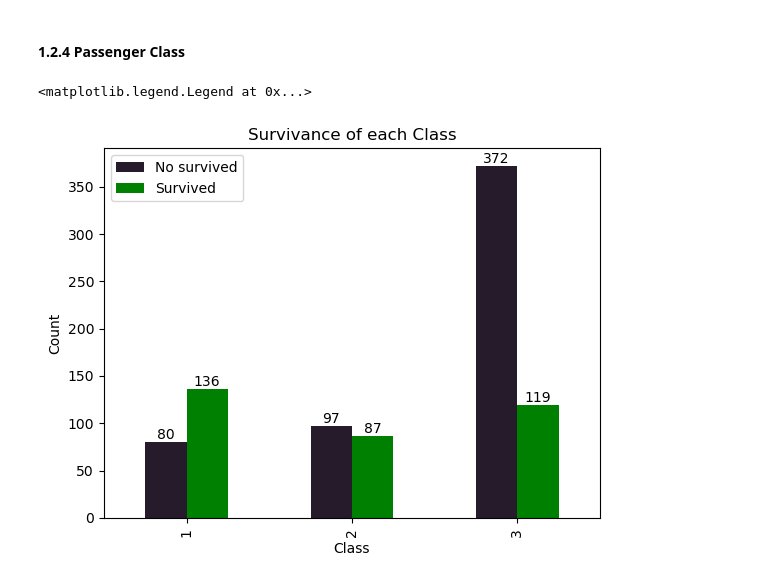
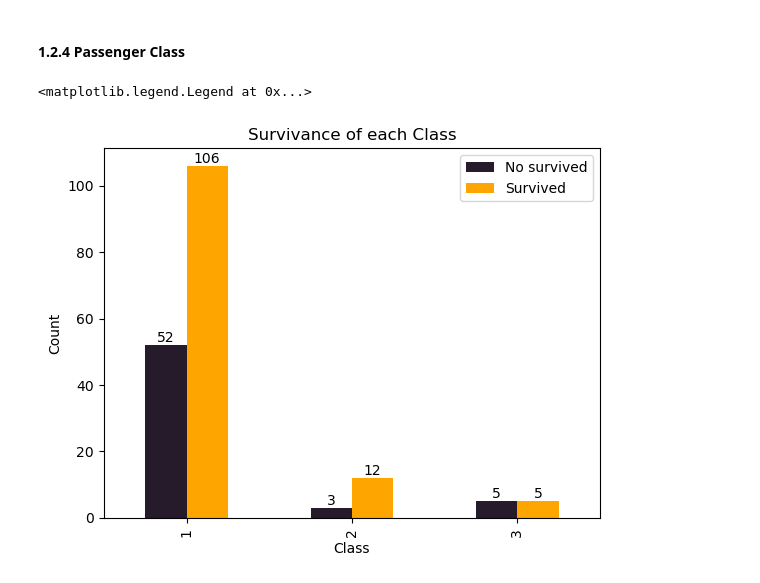
Before and after one commit to DamianTellez/Titanic_ML_Competition, a Jupyter notebook: titanic-machine-learning-competition.ipynb, the cells around one changed output. Saved outputs shown, nothing was run; the diff lists cells and outputs as text; code cells hidden in the pictures.

```diff
--- a/titanic-machine-learning-competition.ipynb
+++ b/titanic-machine-learning-competition.ipynb
@@ -48,7 +48,7 @@ dtype: int64
 ### 1.2.1 Feature Exploration
 #### 1.2.1 Gender
 # %%
-ax = train_df.value_counts('Sex', normalize = True).plot(kind = 'bar', color = ['seagreen','#261b2b'], xlabel = 'Gender', title = 'Gender Distribution')
+ax = train_df.value_counts('Sex', normalize = True).plot(kind = 'bar', color = ['orange','#261b2b'], xlabel = 'Gender', title = 'Gender Distribution')
 
 #labeling the values for each column in the chart
 for i in ax.containers:
@@ -77,3 +77,7 @@ Text(0.5, 1.0, 'Histogram by age')
 From the known passenger's age, about **18% of them had 20-25 y.o**.
 
 However, it is important to keep in mind there's **177 unlabeled passengers**.
+# %%
+train_df.dropna(inplace=True)
+# %%
+train_df.drop(columns = ['Cabin','Parch'],inplace=True)
@@ -93,7 +120,7 @@ Name: Embarked, dtype: int64
 class_embarked = train_df.groupby(['Embarked', 'Survived']).size().unstack(fill_value=0)
 
 #plotting the Survivance vs Embarked Port chart
-graphEmbarked = class_embarked.plot(kind='bar', color = ['#261b2b','green'], xlabel = 'Embarked', ylabel = 'Count', title = 'Survivance of each Embarked Port')
+graphEmbarked = class_embarked.plot(kind='bar', color = ['#261b2b','orange'], xlabel = 'Embarked', ylabel = 'Count', title = 'Survivance of each Embarked Port')
 
 #labeling the values for each column in the chart.
 for i in graphEmbarked.containers:
@@ -111,19 +138,19 @@ graphEmbarked.legend(['No survived','Survived'])
 # %%
 #group the passangers by ticket class
 class_surv = train_df.groupby(['Pclass', 'Survived']).size().unstack(fill_value=0)
 
 #plotting the Survivance vs Class chart
-graphClass = class_surv.plot(kind='bar', color = ['#261b2b','green'], xlabel = 'Class', ylabel = 'Count', title = 'Survivance of each Class',)
+graphClass = class_surv.plot(kind='bar', color = ['#261b2b','orange'], xlabel = 'Class', ylabel = 'Count', title = 'Survivance of each Class',)
 
 #labeling the values for each column in the chart.
 for i in graphClass.containers:
     graphClass.bar_label(i)
 
 #legends
 graphClass.legend(['No survived','Survived'])
 # %% [output]
 <matplotlib.legend.Legend at 0x...>
-[figure, old version]
+[figure, new version]
 # %%
 #create an organized table showing how many passangers are in each category.
 class_embarked = train_df.groupby(['Pclass','Embarked', 'Survived']).size().unstack(fill_value=0)
```
Also changed, not shown: parts of 19 cells of this notebook.
